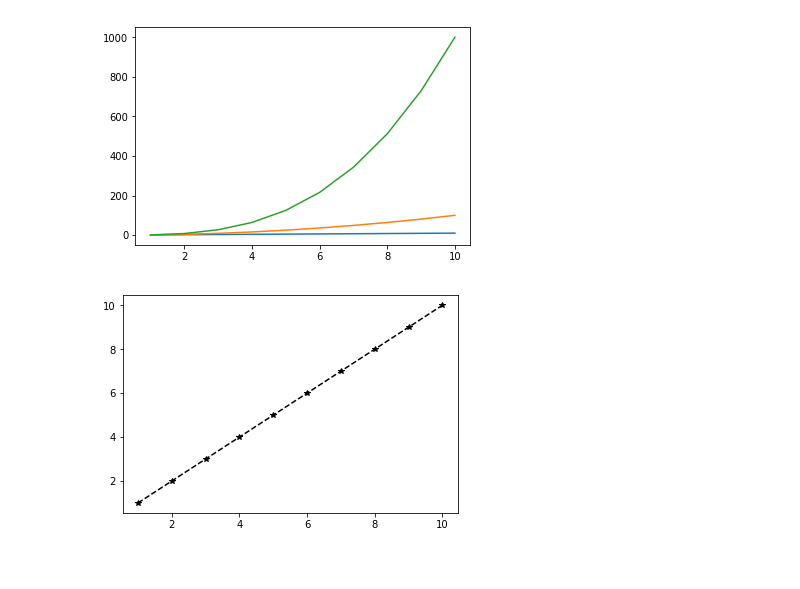
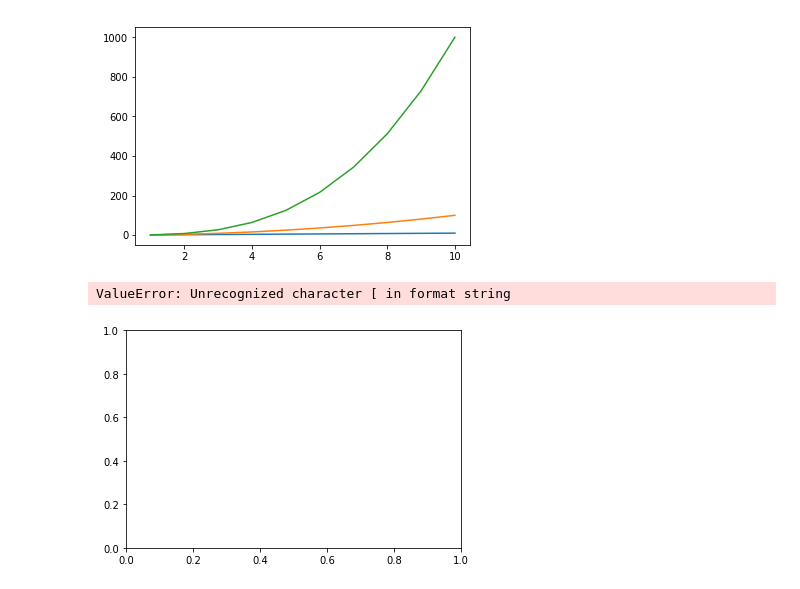
Before and after one commit to ajaytech002/visualization, a Jupyter notebook: Demo.ipynb, the cells around one changed output. Cells and saved outputs as stored; diff of their text form; code cells hidden in the pictures.

```diff
--- a/Demo.ipynb
+++ b/Demo.ipynb
@@ -120,7 +120,8 @@ plt.show()
 # %% [output]
 [figure]
 # %%
-plt.plot(x,y,'k--*')
+plt.plot(x,y,'[k][--][D]',alpha=0.5)
 plt.show()
 # %% [output]
+ValueError: Unrecognized character [ in format string
-[figure, old version]
+[figure, new version]
```
Also changed, not shown: parts of 12 cells of this notebook, 2 other files.
